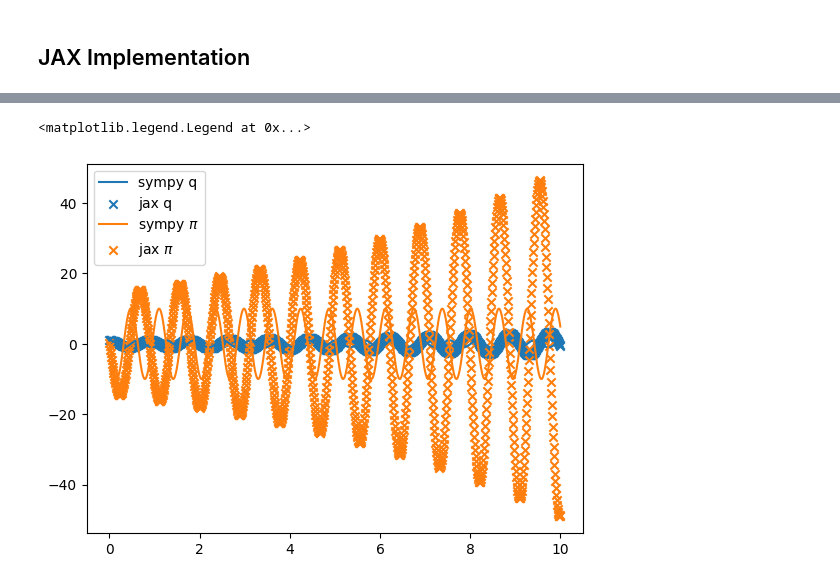
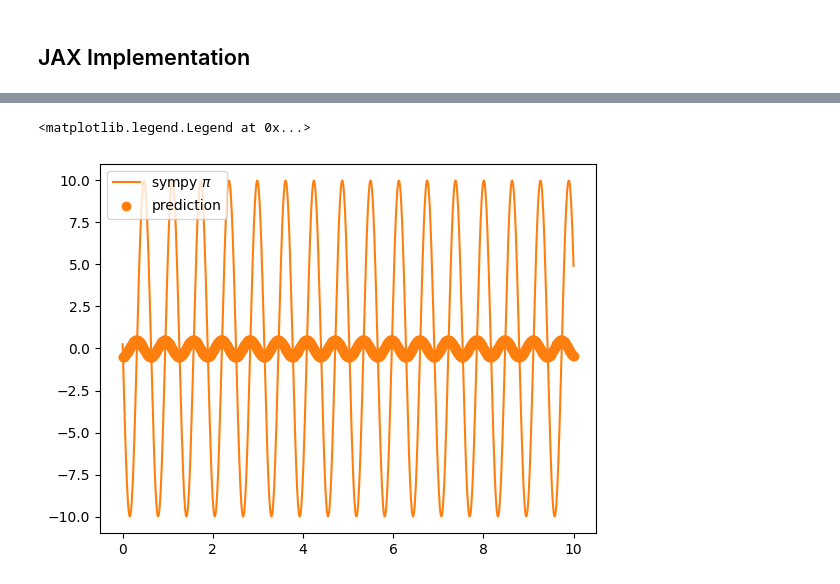
Before and after one commit to joshuacoles/slimpletic-jax, a Jupyter notebook: aftc.ipynb, the cells around one changed output, grey strips where cells are left out. Cells and saved outputs as stored; diff of their text form; code cells hidden in the pictures.

```diff
--- a/aftc.ipynb
+++ b/aftc.ipynb
@@ -70,7 +70,7 @@ def format_jax(jax_results):
 # %% [markdown]
 ## Original Implementation
 # %%
-*original_results, integrate_debug_escape_info = dho.integrate(q0, pi0, t)
+original_results = dho.integrate(q0, pi0, t)
 original_results_fmt = format_original(original_results)
 original_results_fmt
 # %% [output]
@@ -127,9 +109,14 @@ pi_current [-48.96842166] pi_next [-48.65330646]
+# %%
+pi_prediction = jax.vmap(
+    fun=solver.compute_pi_next,
+)(original_results[2][0:-1,:],t)
 # %%
-plt.plot(t, original_results_fmt[:, 0], label='sympy q', color='C0')
-plt.scatter(t, jax_results[0].reshape(1, -1), label='jax q', color='C0', marker='x')
+# plt.plot(t, original_results_fmt[:, 0], label='sympy q', color='C0')
+# plt.scatter(t, jax_results[0].reshape(1, -1), label='jax q', color='C0', marker='x')
 plt.plot(t, original_results_fmt[:, 1], label='sympy $\pi$', color='C1', )
-plt.scatter(t, jax_results[1].reshape(1, -1), label='jax $\pi$', color='C1', marker='x')
+# plt.scatter(t, jax_results[1].reshape(1, -1), label='jax $\pi$', color='C1', marker='x')
+plt.scatter(t, pi_prediction, label='prediction', color='C1', )
 plt.legend()
 # %% [output]
 <matplotlib.legend.Legend at 0x...>
-[figure, old version]
+[figure, new version]
```
Also changed, not shown: parts of 2 cells of this notebook, 2 other files.
